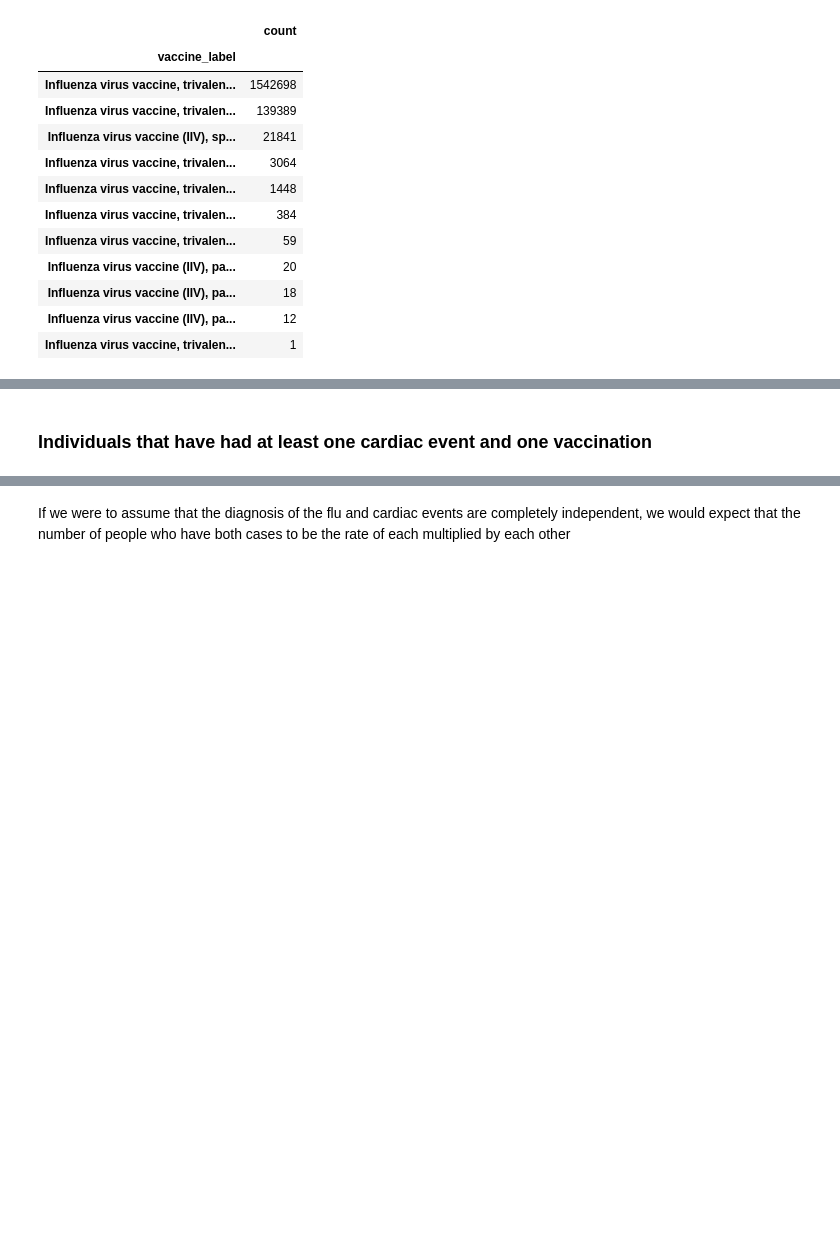
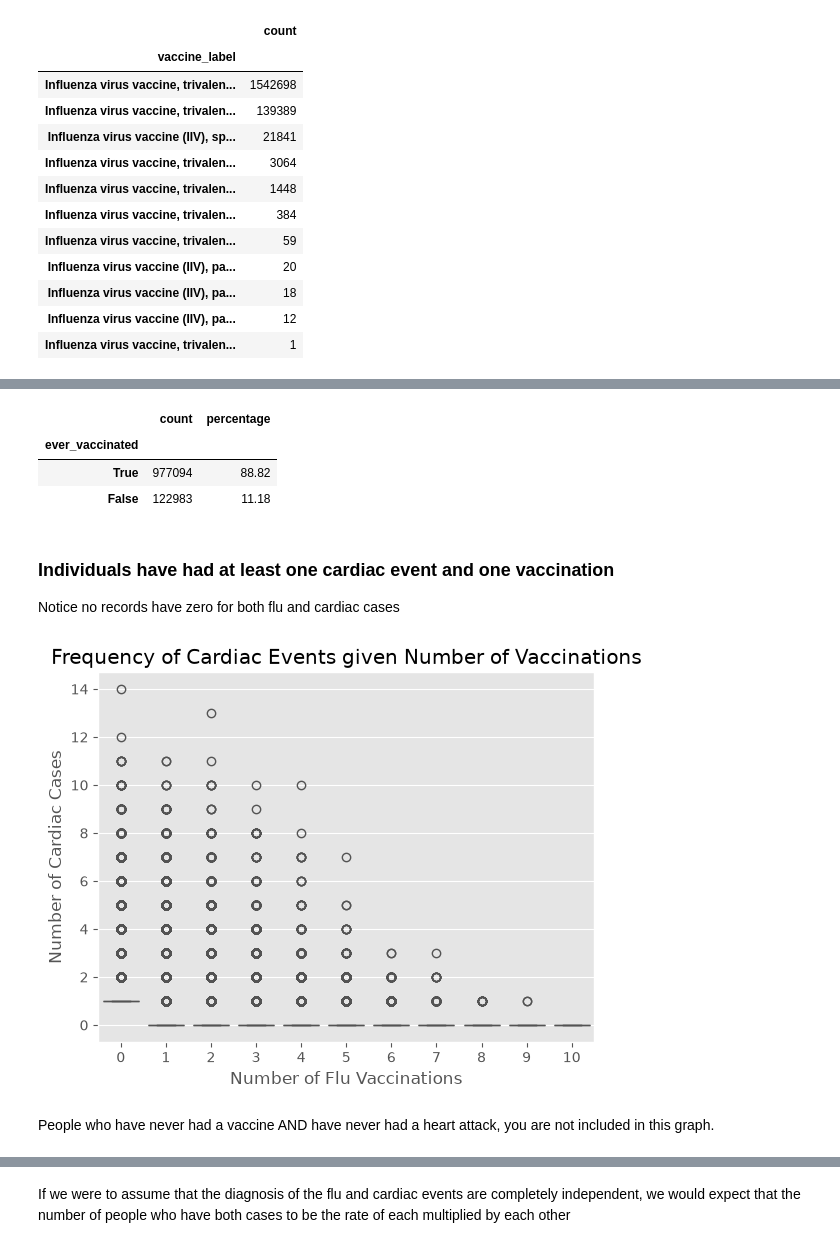
Before and after one commit to hjombach/synthetic_omop_analysis, a Jupyter notebook: eda.ipynb, the cells around one changed output, grey strips where cells are left out. Saved outputs shown, nothing was run; the diff lists cells and outputs as text; code cells hidden in the pictures; blank space fills up the shorter version.

```diff
--- a/eda.ipynb
+++ b/eda.ipynb
@@ -513,3 +716,11 @@ cardiac_vaccine_joined['cardiac_cases'] = cardiac_vaccine_joined['cardiac_cases'
 # %%
-pd.DataFrame(cardiac_vaccine_joined.drop_duplicates(subset=['person_id'])['ever_vaccinated'].value_counts())
+### we know the df is not deduplicated by people right now - so deduplicate in code
+vaccination_rate = pd.DataFrame(cardiac_vaccine_joined.drop_duplicates(subset=['person_id'])['ever_vaccinated'].value_counts())
+vaccination_rate['percentage'] = np.round(vaccination_rate['count'] / vaccination_rate['count'].sum() * 100, 2)
+vaccination_rate
+# %% [output]
+|  | count | percentage |
+| ever_vaccinated |  |  |
+| True | 977094 | 88.82 |
+| False | 122983 | 11.18 |
 # %%
@@ -525,9 +736,16 @@ cardiac_vaccine_people_deduped
 # %% [markdown]
-### Individuals that have had at least one cardiac event and one vaccination
+### Individuals have had at least one cardiac event and one vaccination
+Notice no records have zero for both flu and cardiac cases
 # %%
 sns.boxplot(data=cardiac_vaccine_people_deduped, x='times_flu_vaccinated', y='cardiac_cases')
 plt.title("Frequency of Cardiac Events given Number of Vaccinations")
+plt.ylabel("Number of Cardiac Cases")
+plt.xlabel("Number of Flu Vaccinations")
 plt.show()
+# %% [output]
+[figure, added]
+# %% [markdown]
+People who have never had a vaccine AND have never had a heart attack, you are not included in this graph.
 # %%
 cardiac_vaccine_joined['vaccine_time_to_cardiac_int'] = pd.to_timedelta(cardiac_vaccine_joined['vaccine_time_to_cardiac']).dt.days
 
```
Also changed, not shown: parts of 116 cells of this notebook, 2 other files.
